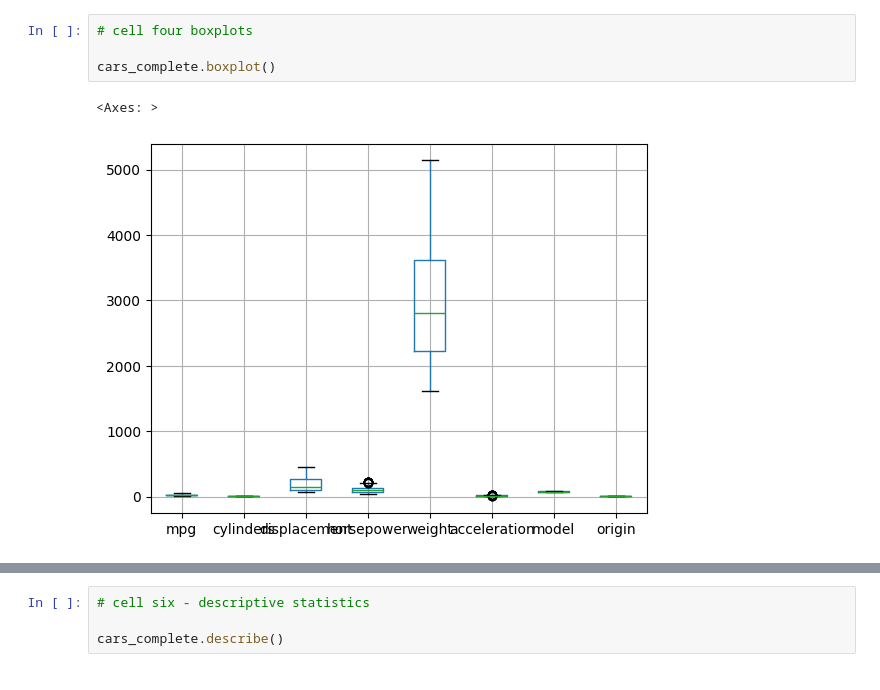
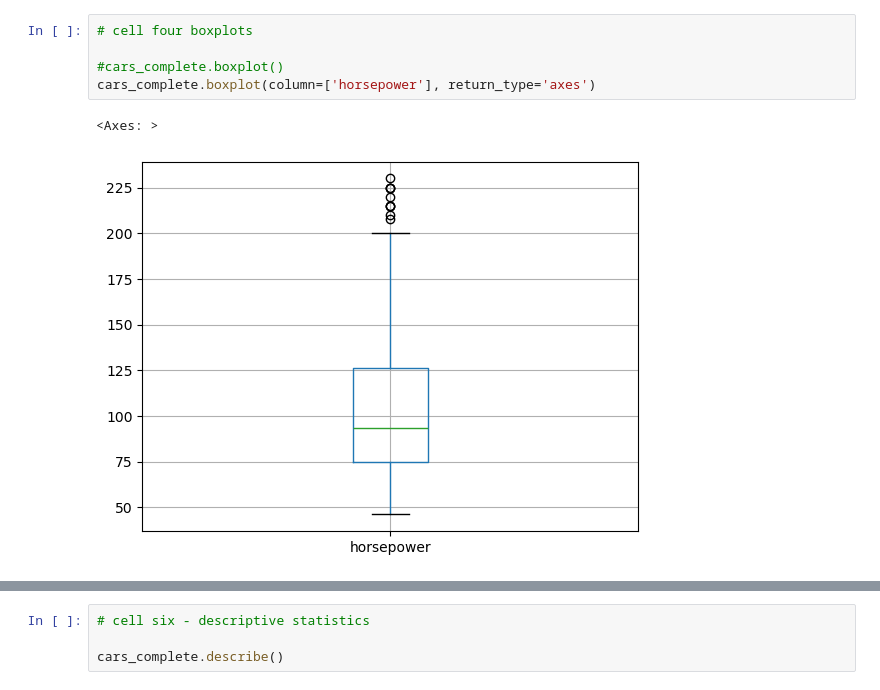
Before and after one commit to douglastimmer/MANE4333_fall2024, a Jupyter notebook: Week3/CarsExample.ipynb, the cells around one changed output, grey strips where cells are left out. Drawn from its saved outputs; the diff is of its cells as text.

```diff
--- a/Week3/CarsExample.ipynb
+++ b/Week3/CarsExample.ipynb
@@ -100,9 +81,10 @@ array([[<Axes: title={'center': 'mpg'}>,
 # %%
 # cell four boxplots
 
-cars_complete.boxplot()
+#cars_complete.boxplot()
+cars_complete.boxplot(column=['horsepower'], return_type='axes')
 # %% [output]
 <Axes: >
-[figure, old version]
+[figure, new version]
 # %%
 # cell five matrix of scatter plots
```
Also changed, not shown: parts of 3 cells of this notebook, 1 other file.
